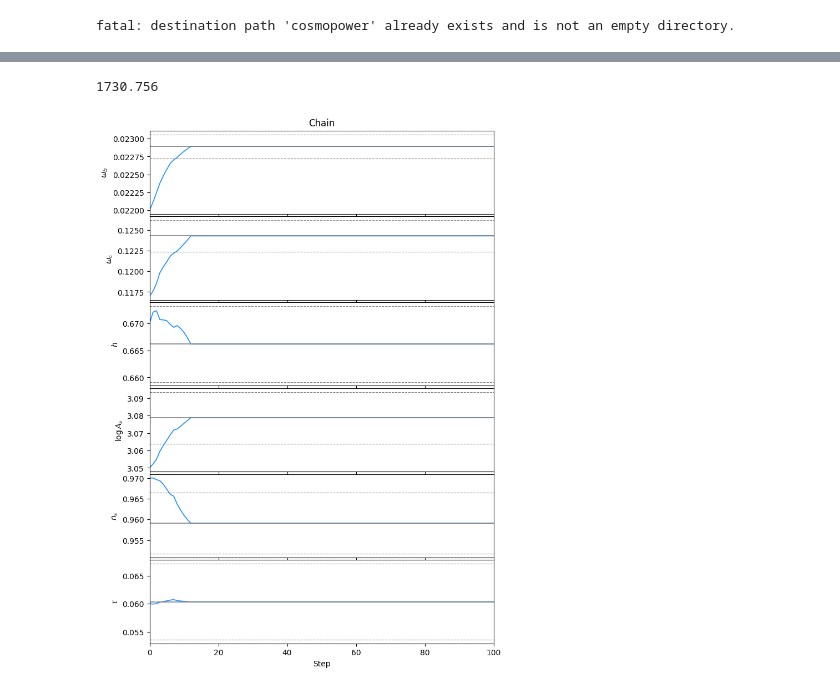
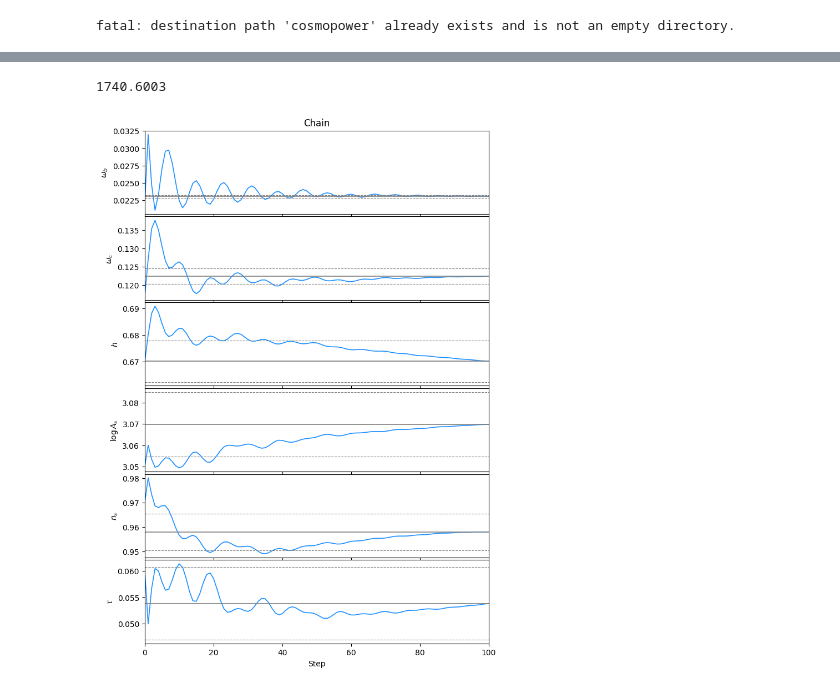
Before and after one commit to HTJense/dflike, a Jupyter notebook: notebooks/03_Cosmology.ipynb, the cells around one changed output, grey strips where cells are left out. Cells and saved outputs as stored; diff of their text form; code cells hidden in the pictures.

```diff
--- a/notebooks/03_Cosmology.ipynb
+++ b/notebooks/03_Cosmology.ipynb
@@ -52,8 +59,6 @@ from cosmopower_jax.cosmopower_jax import CosmoPowerJAX
 # %%
 parser = cp.YAMLParser("jense_2024_emulators/jense_2023_cmb_camb_lcdm.yaml", root_dir="jense_2024_emulators")
 
-emulators = mflike_jax.util.emulators_to_jax(parser)
-
-cmb_tt = emulators["tt"]
-cmb_te = emulators["te"]
-cmb_ee = emulators["ee"]
+# DFLike comes with a built-in theory wrapper for cosmopower:
+# If not given, desired=["tt","te","ee"] is the default.
+cmb = dflike.Cosmopower(parser, desired=["tt", "te", "ee"])
@@ -85,6 +106,6 @@ ax.semilogy();
 # %%
-like = mflike_jax.MFLike_jax("../act_dr6.yaml")
-fg_model = mflike_jax.BandpowerForegrounds("../act_dr6_foregrounds.yaml", like)
+like = dflike.MultiFrequency("../act_dr6.yaml")
+fg_model = dflike.BandpowerForegrounds("../act_dr6_foregrounds.yaml", like)
 # %% [output]
 Warning: The FITS format without the 'sacc_ordering' column is deprecated
 Assuming data rows are in the correct order as it was before version 1.0.
@@ -271,8 +311,19 @@ logpost_hess = jax.jit(jax.hessian(logpost_baseline))
 # We can use the mflike_jax.util.newton_raphson function to mimimize our log-posterior function.
 theta_baseline = jnp.array([ parameter_values[p] for p in parameters_baseline ])
 
-# Here we start the Newton-Raphson minimizer.
-# - this is a *minimizer*, so the *maximum* log-posterior is at the *minimum* of -log(P)
-# - we are going to take 100 steps (which should be plenty), and reduce the step size to about 30% of a full step to improve stability.
-# - we include the (optional) prior bounds, which will prevent the minimizer from
-chain = mflike_jax.util.newton_raphson(lambda x: -logpost_baseline(x), theta_baseline, 100, alpha0=0.2, param_ranges=priors_baseline, tqdm=tqdm)
+# Let's re-use the optax minimizer again.
+import optax
+
+optimizer = optax.adam(learning_rate=1e-2)
+opt_state = optimizer.init(theta_baseline)
+
+x_adam = theta_baseline.copy()
+chain_adam = [x_adam]
+
+for _ in tqdm(range(100)):
+    # Remember, we need a minus sign to find the maximum!
+    updates, opt_state = optimizer.update(-logpost_grad(x_adam), opt_state, x_adam)
+    x_adam = optax.apply_updates(x_adam, updates)
+    chain_adam.append(x_adam)
+
+chain_adam = np.array(chain_adam)
@@ -279,49 +368,45 @@ chain = mflike_jax.util.newton_raphson(lambda x: -logpost_baseline(x), theta_bas
 # %%
-# We estimate the covariance matrix at the final point.
-H = logpost_hess(chain[-1])
 cov = jnp.linalg.inv(-H)
 err = jnp.sqrt(jnp.diag(cov))
 
 fit_idx = jnp.array([ parameters.index(p) for p in parameters_baseline ])
 theta_default = jnp.array([ parameter_values[p] for p in parameters ])
-theta = theta_default.at[fit_idx].set(chain[-1])
+theta = theta_default.at[fit_idx].set(chain_adam[-1])
 
-theta_cmb = theta[:len(cmb_tt.parameters)]
-theta_like = theta[len(cmb_tt.parameters):len(cmb_tt.parameters)+len(like.parameters)]
-theta_fg = theta[len(cmb_tt.parameters)+len(like.parameters):]
+theta_cmb = theta[:len(cmb.parameters)]
+theta_like = theta[len(cmb.parameters):len(cmb.parameters)+len(like.parameters)]
+theta_fg = theta[len(cmb.parameters)+len(like.parameters):]
 
 # Then we need a likelihood contribution.
 cls = cmb_spectra(theta_cmb)
 foregrounds = fg_model.get_foreground_model(theta_fg)
-chi2 = like.chisquare(cls, foregrounds, theta_like)
+chi2 = like.chisquare(theta_like, cls=cls, foregrounds=foregrounds)
 
 print(chi2)
 # %% [output]
-1730.756
+1740.6003
 # %%
-full_chain = np.array(chain)
-
 params_toplot = [ "ombh2", "omch2", "h", "logA", "ns", "tau" ]
 labels = [r"\omega_b", r"\omega_c", r"h", r"\log A_s", r"n_s", r"\tau"]
 
 fig, axes = plt.subplots(len(params_toplot), 1, figsize=(8, 12), sharex=True, gridspec_kw={"hspace":0.03, "wspace": 0.3})
 
 for i, par in enumerate(params_toplot):
     ax = axes[i]
     ax.set_ylabel(f"${labels[i]}$")
 
     ix = parameters_baseline.index(par)
-    ax.plot(full_chain[:,ix], lw=1.2, c="dodgerblue")
-    ax.axhline(full_chain[-1,ix], c="grey", lw=1.2)
-    ax.axhline(full_chain[-1,ix] - err[ix], c="grey", lw=0.8, ls="--")
-    ax.axhline(full_chain[-1,ix] + err[ix], c="grey", lw=0.8, ls="--")
+    ax.plot(chain_adam[:,ix], lw=1.2, c="dodgerblue")
+    ax.axhline(chain_adam[-1,ix], c="grey", lw=1.2)
+    ax.axhline(chain_adam[-1,ix] - err[ix], c="grey", lw=0.8, ls="--")
+    ax.axhline(chain_adam[-1,ix] + err[ix], c="grey", lw=0.8, ls="--")
 
 axes[0].set_title("Chain")
 
-axes[-1].set_xlim(0, full_chain.shape[0]-1)
+axes[-1].set_xlim(0, chain_adam.shape[0]-1)
 axes[-1].set_xlabel(r"Step");
 # %% [output]
-[figure, old version]
+[figure, new version]
 # %%
 fig, axes = plt.subplots(7, 5, figsize=(24, 20), sharex=True, gridspec_kw={"hspace":0.03, "wspace": 0.3})
 
```
Also changed, not shown: parts of 14 cells of this notebook, 8 other files.
